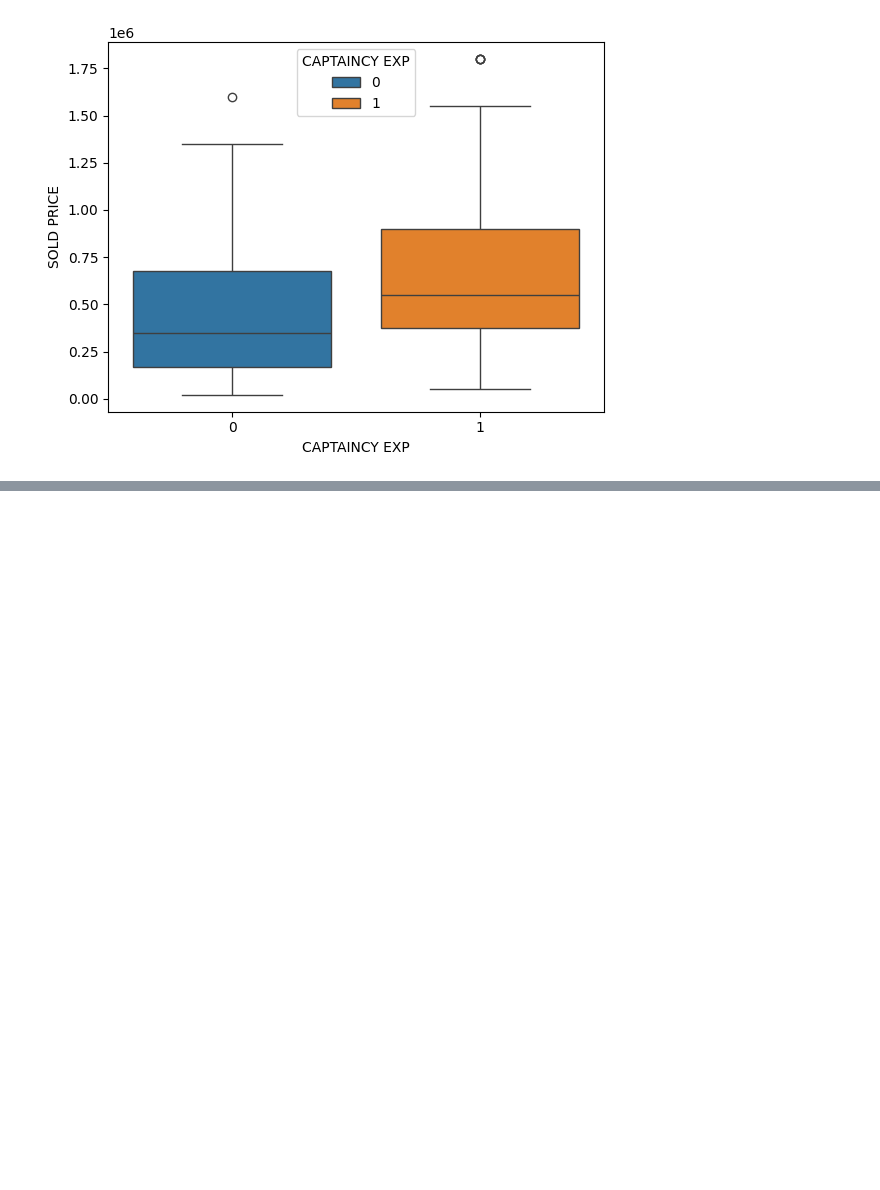
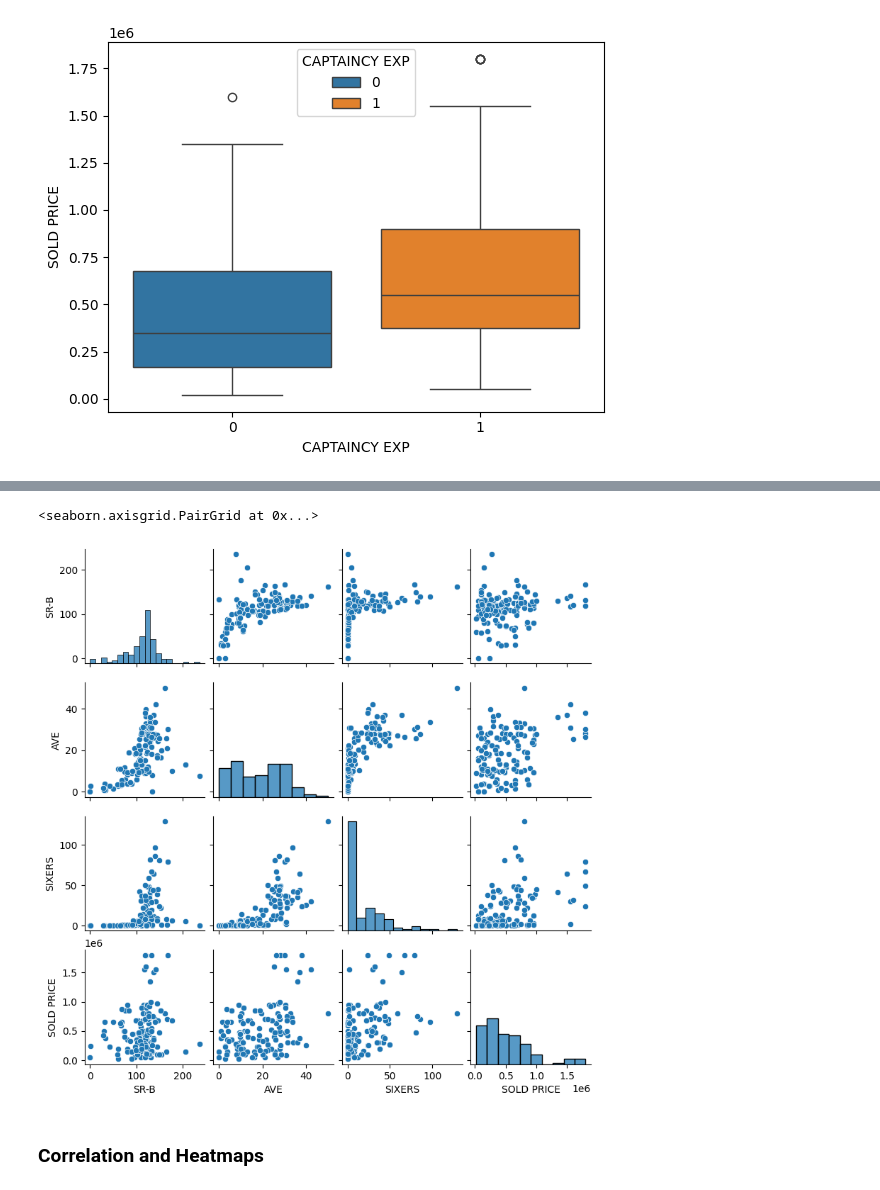
Before and after one commit to Musharraf-Bubere/Learning-in-public, a Jupyter notebook: Practice_From_Books/Machine_Learning_With_Python/01_Exploratory_Data_Analysis/03_Exploration_of_Data_Using_Visualization/ipl_data_visualization.ipynb, the cells around one changed output, grey strips where cells are left out. Cells and saved outputs as stored; diff of their text form; code cells hidden in the pictures; blank space fills up the shorter version.

```diff
--- a/Practice_From_Books/Machine_Learning_With_Python/01_Exploratory_Data_Analysis/03_Exploration_of_Data_Using_Visualization/ipl_data_visualization.ipynb
+++ b/Practice_From_Books/Machine_Learning_With_Python/01_Exploratory_Data_Analysis/03_Exploration_of_Data_Using_Visualization/ipl_data_visualization.ipynb
@@ -190,0 +209,9 @@ sns.boxplot(x='CAPTAINCY EXP', y='SOLD PRICE', data=ipl_auction_df, hue='CAPTAIN
+# %%
+influential_features = ['SR-B', 'AVE', 'SIXERS', 'SOLD PRICE']
+# %%
+sns.pairplot(ipl_auction_df[influential_features], size=2)
+# %% [output]
+<seaborn.axisgrid.PairGrid at 0x...>
+[figure, added]
+# %% [markdown]
+### Correlation and Heatmaps
```
Also changed, not shown: parts of 10 cells of this notebook.
